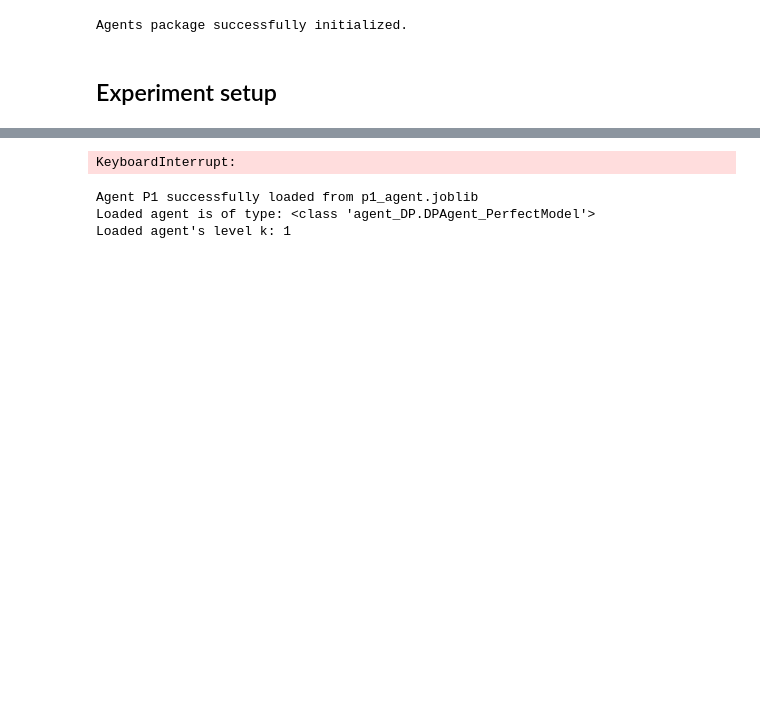
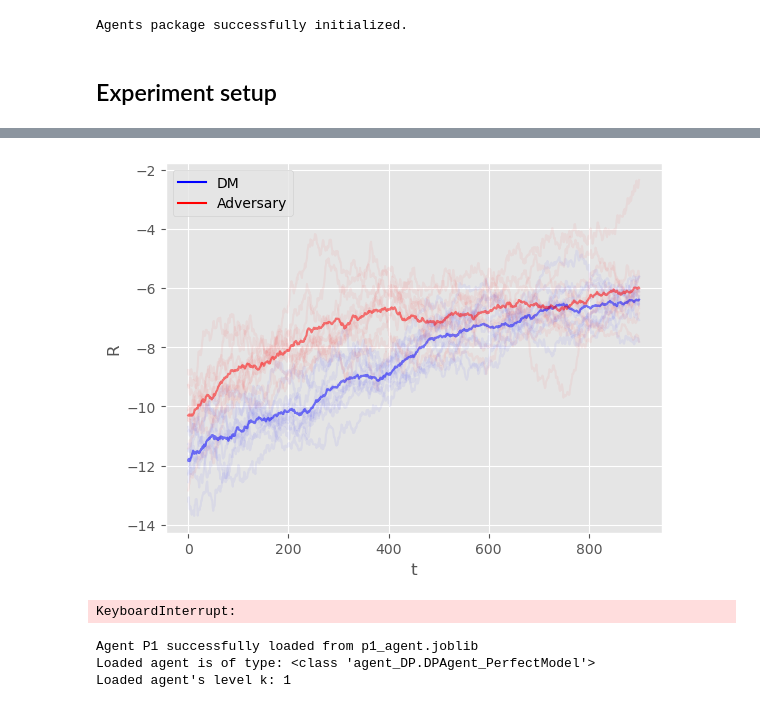
Before and after one commit to Ruzejjur/ARAMARL_TMDP_DP, a Jupyter notebook: TMDP_DP/Experiments_CoinGame_DP.ipynb, the cells around one changed output, grey strips where cells are left out. Drawn from its saved outputs; the diff is of its cells as text; code cells hidden in the pictures; blank space fills up the shorter version.

```diff
--- a/TMDP_DP/Experiments_CoinGame_DP.ipynb
+++ b/TMDP_DP/Experiments_CoinGame_DP.ipynb
@@ -156,20 +156,20 @@ for n in tqdm(range(N_EXP), desc="Experiments"):
     # TODO: Add reset method to individual agents and move them to initialization
     #* Note: The agent's here are reinitialized, instead reset can be done by reseting the Q matrix inside the agent.
 
-    P1 = LevelKQAgent(k=2, action_space=np.array(range(8)), opponent_action_space=np.array(range(8)),
+    P1 = LevelKQAgent(k=1, action_space=np.array(range(8)), opponent_action_space=np.array(range(8)),
                       n_states=n_states, grid_size=grid_size, learning_rate=learning_rate, epsilon=epsilon_begin, gamma=gamma, player_id=0)
 
     # P1 = IndQLearningAgentSoftmax(np.array(range(8)), n_states, learning_rate=learning_rate,
     #                        epsilon=linear_epsilon_decay_arr[0], gamma=gamma, opponent_action_space=None, beta = 1)
 
 
-    # P2 = IndQLearningAgentSoftmax(np.array(range(8)), n_states, grid_size=grid_size, learning_rate=learning_rate,
-    #                        epsilon=epsilon_begin, gamma=gamma, beta = 1, player_id=1)
+    P2 = IndQLearningAgentSoftmax(np.array(range(8)), n_states, grid_size=grid_size, learning_rate=learning_rate,
+                           epsilon=epsilon_begin, gamma=gamma, beta = 1, player_id=1)
 
     # P2 = ManhattanAgent(action_space=np.array(range(8)), coin_location = np.array([env.coin_0_pos, env.player_1_pos]), grid_size = grid_size, player_id = 1)
 
-    P2 = LevelKQAgent(k=1, action_space=np.array(range(8)), opponent_action_space=np.array(range(8)),
-                      n_states=n_states, grid_size=grid_size, learning_rate=learning_rate, epsilon=epsilon_begin, gamma=gamma, player_id=1)
+    # P2 = LevelKQAgent(k=1, action_space=np.array(range(8)), opponent_action_space=np.array(range(8)),
+    #                   n_states=n_states, grid_size=grid_size, learning_rate=learning_rate, epsilon=epsilon_begin, gamma=gamma, player_id=1)
 
     # Reset the reward vectors for the experiment
     r0s = []
@@ -251,33 +251,35 @@ for n in tqdm(range(N_EXP), desc="Experiments"):
                 'reward_DM': rewards[0],
                 'reward_Adv': rewards[1],
                 'experiment': n,
                 'epoch': i
             })
 
         # Append the episode rewards to the list of rewards for this experiment
         r0s.append(episode_rewards_DM)
         # Append the episode rewards to the list of rewards for this experiment
         r1s.append(episode_rewards_Adv)
 
         # Append the trajectory log for this epoch to experiment log
         trajectory_logs_single_experiment.append(trajectory_log_single_epoch)
 
         # After an epoch apply decay to exploration parameter
 
         P1.update_epsilon(linear_epsilon_decay_arr[i])
         P2.update_epsilon(linear_epsilon_decay_arr[i])
 
 
     # Append the trajectory logs of this experiment to the total logs
     trajectory_logs_all_experiments.append(trajectory_logs_single_experiment)
 
     env.reset() # Reset the environment at the very end
 
     r0ss.append(r0s)
     r1ss.append(r1s)
 
 
 plot(r0ss, r1ss, moving_average_window_size=moving_average_window_size)
+# %% [output]
+[figure, added]
 # %%
 r0ss = []
 r1ss = []
```
Also changed, not shown: parts of 4 cells of this notebook, 2 other files.
